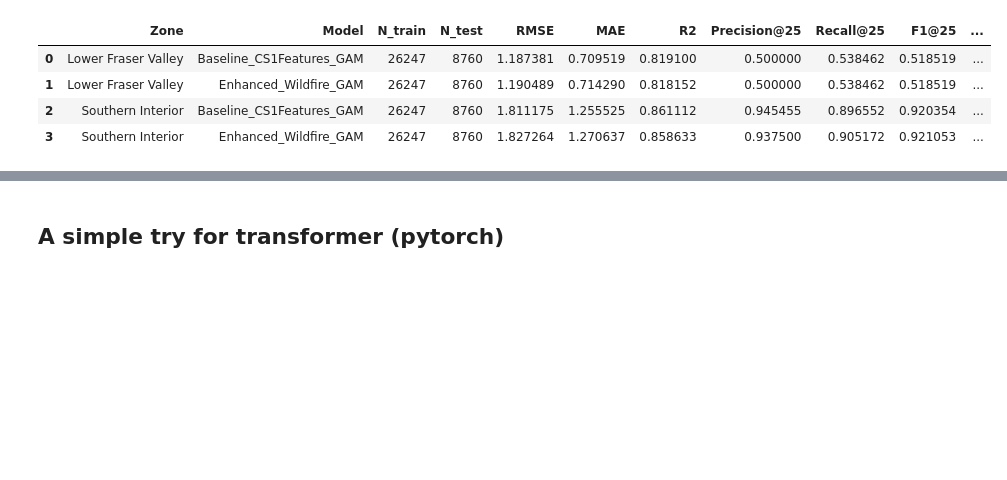
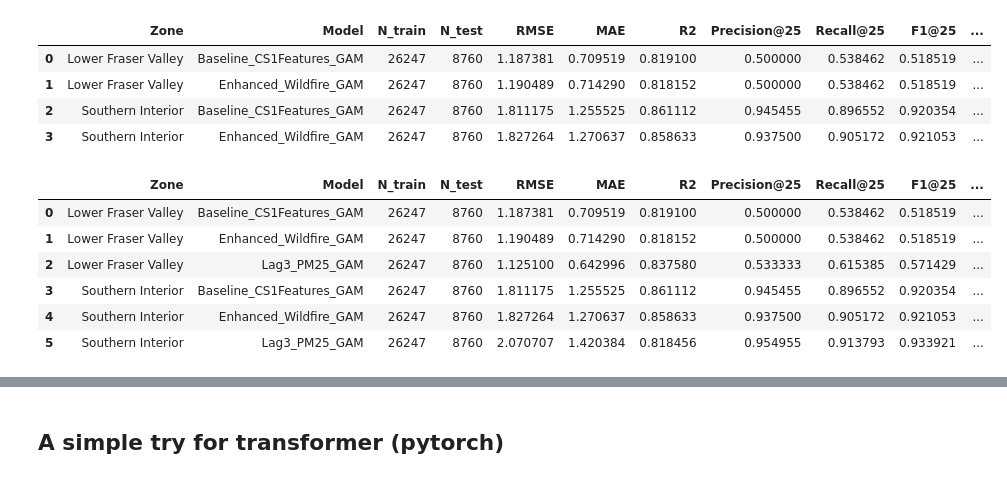
Before and after one commit to ChiehAnChang/Data-Science-Case-Study-1, a Jupyter notebook: Model/CS2 Modeling.ipynb, the cells around one changed output, grey strips where cells are left out. Saved outputs shown, nothing was run; the diff lists cells and outputs as text; code cells hidden in the pictures; blank space fills up the shorter version.

```diff
--- a/Model/CS2 Modeling.ipynb
+++ b/Model/CS2 Modeling.ipynb
@@ -239,6 +243,59 @@ display(metrics_df)
 | 1 | Lower Fraser Valley | Enhanced_Wildfire_GAM | 26247 | 8760 | 1.190489 | 0.714290 | 0.818152 | 0.500000 | 0.538462 | 0.518519 | ... |
 | 2 | Southern Interior | Baseline_CS1Features_GAM | 26247 | 8760 | 1.811175 | 1.255525 | 0.861112 | 0.945455 | 0.896552 | 0.920354 | ... |
 | 3 | Southern Interior | Enhanced_Wildfire_GAM | 26247 | 8760 | 1.827264 | 1.270637 | 0.858633 | 0.937500 | 0.905172 | 0.921053 | ... |
+# %%
+zones = sorted(df["Zone"].unique())
+
+all_rows = []
+preds_by_zone = {}
+
+for z in zones:
+    dz = make_zone_table(df[df["Zone"] == z]).copy()
+
+    # --- create lag features (previous 3 hours) ---
+    dz["pm_lag1"] = dz["PM25"].shift(3)
+    dz["pm_lag2"] = dz["PM25"].shift(4)
+    dz["pm_lag3"] = dz["PM25"].shift(5)
+
+    dz = dz.dropna().reset_index(drop=True)
+
+    LAG_COLS = ["pm_lag1", "pm_lag2", "pm_lag3"]
+
+    # lag baseline
+    gam_lag, m_lag, p_lag = fit_gam_and_eval(dz, LAG_COLS)
+    m_lag = {"Zone": z, "Model": "Lag3_PM25_GAM", **m_lag}
+
+    # baseline 1
+    gam1, m1, p1 = fit_gam_and_eval(dz, BASE_COLS)
+    m1 = {"Zone": z, "Model": "Baseline_CS1Features_GAM", **m1}
+
+    # baseline 2
+    gam2, m2, p2 = fit_gam_and_eval(dz, ENHANCED_COLS)
+    m2 = {"Zone": z, "Model": "Enhanced_Wildfire_GAM", **m2}
+
+    all_rows.extend([m_lag, m1, m2])
+
+    preds_by_zone[z] = {
+        "lag3": p_lag,
+        "baseline": p1,
+        "enhanced": p2
+    }
+
+metrics_df = (
+    pd.DataFrame(all_rows)
+    .sort_values(["Zone", "Model"])
+    .reset_index(drop=True)
+)
+
+display(metrics_df)
+# %% [output]
+|  | Zone | Model | N_train | N_test | RMSE | MAE | R2 | Precision@25 | Recall@25 | F1@25 | ... |
+| 0 | Lower Fraser Valley | Baseline_CS1Features_GAM | 26247 | 8760 | 1.187381 | 0.709519 | 0.819100 | 0.500000 | 0.538462 | 0.518519 | ... |
+| 1 | Lower Fraser Valley | Enhanced_Wildfire_GAM | 26247 | 8760 | 1.190489 | 0.714290 | 0.818152 | 0.500000 | 0.538462 | 0.518519 | ... |
+| 2 | Lower Fraser Valley | Lag3_PM25_GAM | 26247 | 8760 | 1.125100 | 0.642996 | 0.837580 | 0.533333 | 0.615385 | 0.571429 | ... |
+| 3 | Southern Interior | Baseline_CS1Features_GAM | 26247 | 8760 | 1.811175 | 1.255525 | 0.861112 | 0.945455 | 0.896552 | 0.920354 | ... |
+| 4 | Southern Interior | Enhanced_Wildfire_GAM | 26247 | 8760 | 1.827264 | 1.270637 | 0.858633 | 0.937500 | 0.905172 | 0.921053 | ... |
+| 5 | Southern Interior | Lag3_PM25_GAM | 26247 | 8760 | 2.070707 | 1.420384 | 0.818456 | 0.954955 | 0.913793 | 0.933921 | ... |
 # %%
 def plot_test_series(pred_base: pd.DataFrame, pred_enh: pd.DataFrame, zone: str, max_hours=24*21):
     # merge on datetime (inner join so both have same timestamps)
```
Also changed, not shown: parts of 25 cells of this notebook, 13 other files.
